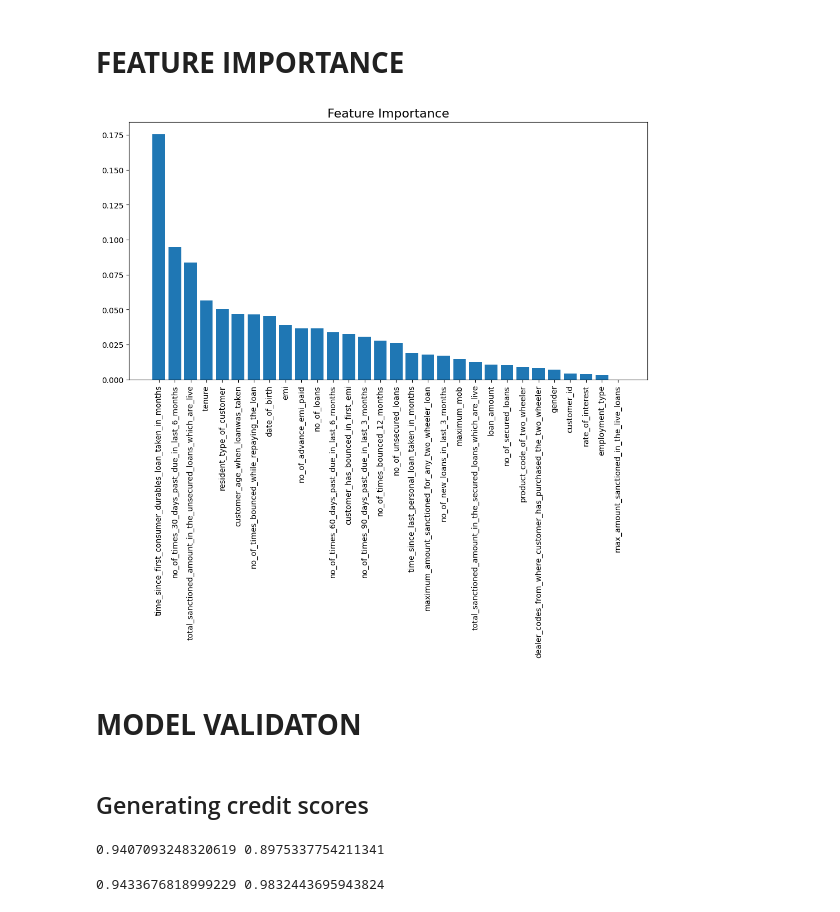
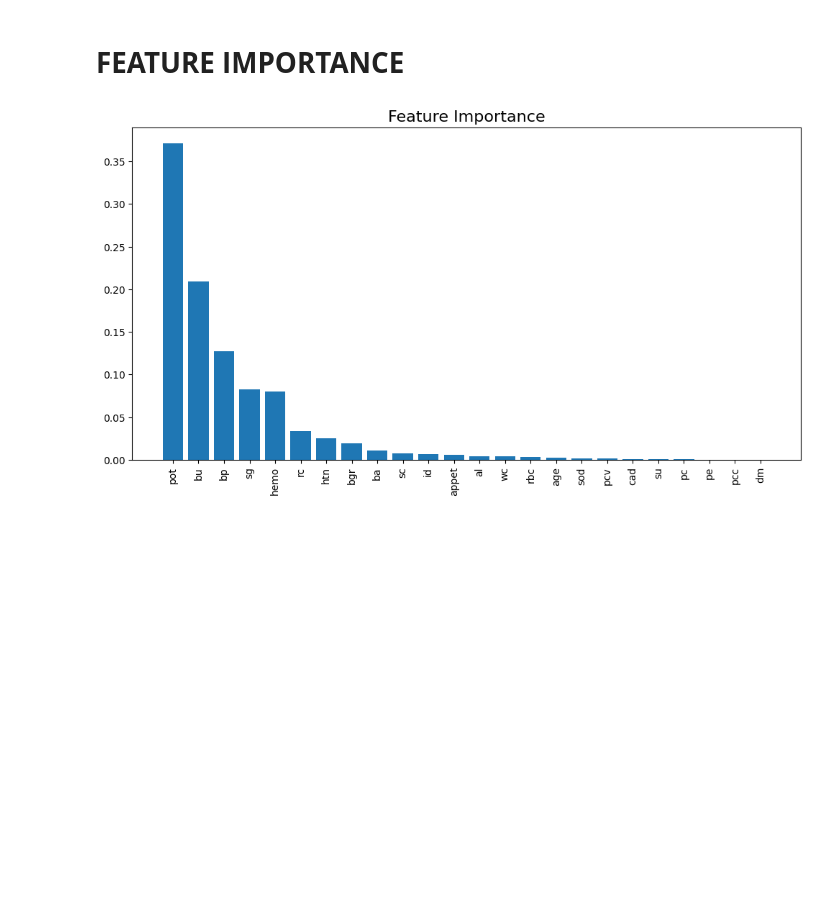
Before and after one commit to Karlajack/Machine_Learning_24e, a Jupyter notebook: ML1_Capstone-KidneyDisease_Classification_Project.ipynb, the cells around one changed output. Saved outputs shown, nothing was run; the diff lists cells and outputs as text; code cells hidden in the pictures; blank space fills up the shorter version.

```diff
--- a/ML1_Capstone-KidneyDisease_Classification_Project.ipynb
+++ b/ML1_Capstone-KidneyDisease_Classification_Project.ipynb
@@ -344,7 +295,11 @@ y=data[["target_variable"]]
 # %% [markdown]
 # Modelling with unbalance data
+# %%
+#Separating features and target
+x=data.drop(['id','target_variable'],axis=1)
+y=data[["target_variable"]]
 # %%
 # Train Test split
-x_train,x_test,y_train,y_test=train_test_split(x,y,test_size=0.3,random_state=40)
+x_train,x_test,y_train,y_test=train_test_split(x,y,test_size=0.2,random_state=40)
 print(x_train.shape,x_test.shape,y_train.shape,y_test.shape)
 # %% [output]
@@ -381,0 +309,17 @@ print(scores,scores.mean())
+# %%
+# Define the model
+model=RandomForestClassifier()
+#Define parameter grid
+param_grid= {'n_estimators':[10,15,20],
+             'max_depth':[5,10,15],
+             'max_features':[10,15,26],
+             'criterion':['entropy','gini']}
+
+grid_search=GridSearchCV(estimator=model,param_grid=param_grid,cv=5,scoring="accuracy")
+
+#fit the model
+grid_search.fit(x_train,y_train)
+
+# best parameter and best scores
+print("Best_parameter:", grid_search.best_params_)
+print("Best_Score:", grid_search.best_score_)
@@ -381,0 +329,17 @@ print(scores,scores.mean())
+# %%
+# Define the model
+model=SVC()
+#Define parameter grid
+param_grid= {'C':[5,10,15],
+             'kernel': ['poly','rbf','sigmoid'],
+             'degree':[1,2,3],
+             'gamma':['scale','auto']}
+
+grid_search=GridSearchCV(estimator=model,param_grid=param_grid,cv=5,scoring="accuracy")
+
+#fit the model
+grid_search.fit(x_train,y_train)
+
+# best parameter and best scores
+print("Best_parameter:", grid_search.best_params_)
+print("Best_Score:", grid_search.best_score_)
@@ -469,37 +458,21 @@ weighted avg       0.94      0.94      0.94     70149
 # %%
 from sklearn.preprocessing import  RobustScaler, FunctionTransformer
 # Build random forest classifier
 clf = RandomForestClassifier(n_estimators=100,
                                 max_features=10,
                                 criterion="gini",
                                 class_weight="balanced")
 
 from sklearn.preprocessing import RobustScaler
 # fit to plot feature importances
 clf.fit(RobustScaler().fit_transform(x_train), y_train)
 
 # Plot features importance
 importances = clf.feature_importances_
 indices = np.argsort(clf.feature_importances_)[::-1]
 plt.figure(figsize=(12, 6))
-plt.bar(range(1, 31), importances[indices], align="center")
-plt.xticks(range(1, 31), data.columns[data.columns != "target_variable"][indices], rotation=90)
+plt.bar(range(1, 25), importances[indices], align="center")
+plt.xticks(range(1, 25), data.columns[data.columns != "target_variable"][indices], rotation=90)
 plt.title("Feature Importance", {"fontsize": 16});
 # %% [output]
-[figure, old version]
+[figure, new version]
-# %% [markdown]
-# **MODEL VALIDATON**
-# %% [markdown]
-## Generating credit scores
-# %%
-y_hat=model.predict(x_test2)
-y_hat_2=(model.predict_proba(x_test2)[:,1]>0.2).astype(int)
-## It is worth noting that one can vary the threshold for default given the lending facility's risk appetite.
-print(f1_score(y_test2,y_hat),f1_score(y_test2,y_hat_2))
-# %% [output]
-0.9407093248320619 0.8975337754211341
-# %%
-from sklearn.metrics import recall_score, precision_score
-print(recall_score(y_test2,y_hat),recall_score(y_test2,y_hat_2))
-# %% [output]
-0.9433676818999229 0.9832443695943824
```
Also changed, not shown: parts of 73 cells of this notebook.
